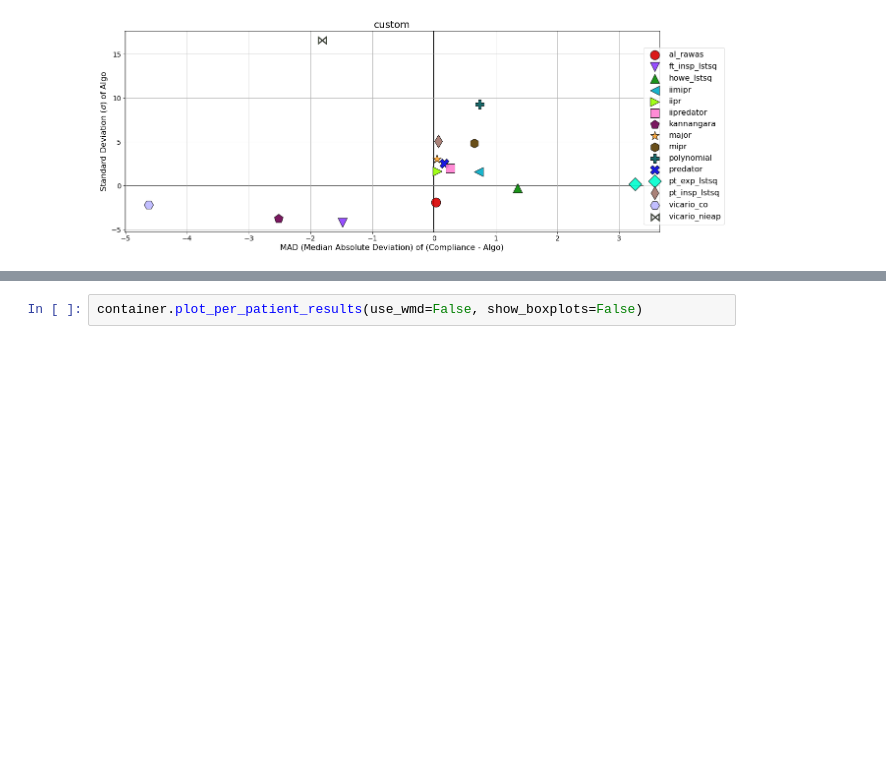
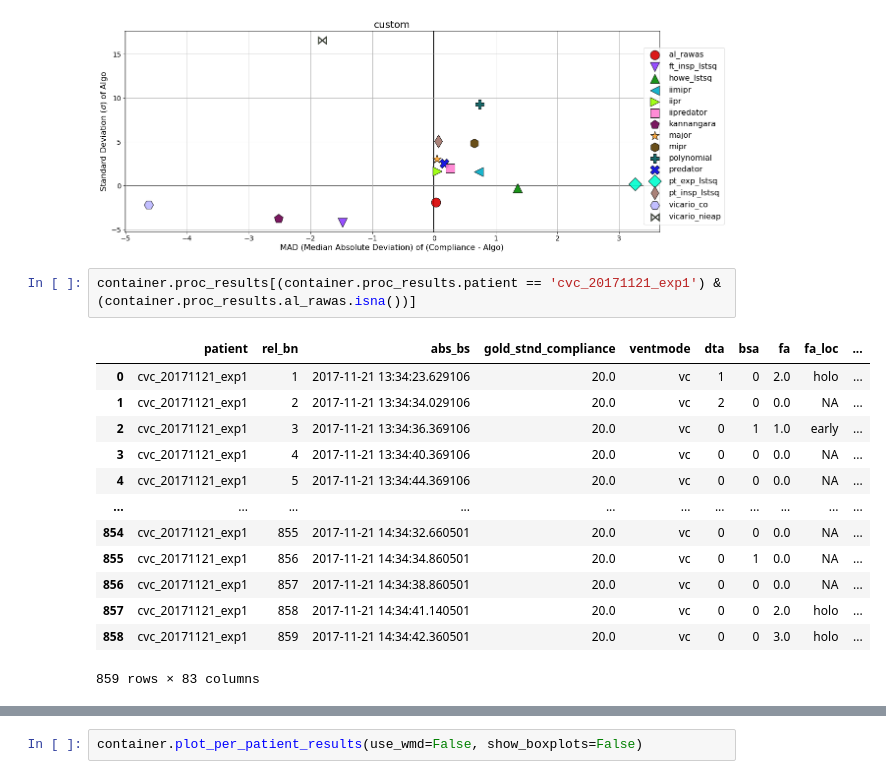
Before and after one commit to hahnicity/ventparliament, a Jupyter notebook: parliament/experiments.ipynb, the cells around one changed output, grey strips where cells are left out. Cells and saved outputs as stored; diff of their text form; blank space fills up the shorter version.

```diff
--- a/parliament/experiments.ipynb
+++ b/parliament/experiments.ipynb
@@ -70,5 +70,21 @@ custom
 | Vicario Constrained Optimization | vicario_co | -4.62 | -2.17 |
 | Vicario Non-Invasive Estimation o... | vicario_nieap | -1.82 | 16.59 |
 [figure]
+# %%
+container.proc_results[(container.proc_results.patient == 'cvc_20171121_exp1') & (container.proc_results.al_rawas.isna())]
+# %% [output]
+|  | patient | rel_bn | abs_bs | gold_stnd_compliance | ventmode | dta | bsa | fa | fa_loc | ... |
+| 0 | cvc_20171121_exp1 | 1 | 2017-11-21 13:34:23.629106 | 20.0 | vc | 1 | 0 | 2.0 | holo | ... |
+| 1 | cvc_20171121_exp1 | 2 | 2017-11-21 13:34:34.029106 | 20.0 | vc | 2 | 0 | 0.0 | NA | ... |
+| 2 | cvc_20171121_exp1 | 3 | 2017-11-21 13:34:36.369106 | 20.0 | vc | 0 | 1 | 1.0 | early | ... |
+| 3 | cvc_20171121_exp1 | 4 | 2017-11-21 13:34:40.369106 | 20.0 | vc | 0 | 0 | 0.0 | NA | ... |
+| 4 | cvc_20171121_exp1 | 5 | 2017-11-21 13:34:44.369106 | 20.0 | vc | 0 | 0 | 0.0 | NA | ... |
+| ... | ... | ... | ... | ... | ... | ... | ... | ... | ... | ... |
+| 854 | cvc_20171121_exp1 | 855 | 2017-11-21 14:34:32.660501 | 20.0 | vc | 0 | 0 | 0.0 | NA | ... |
+| 855 | cvc_20171121_exp1 | 856 | 2017-11-21 14:34:34.860501 | 20.0 | vc | 0 | 1 | 0.0 | NA | ... |
+| 856 | cvc_20171121_exp1 | 857 | 2017-11-21 14:34:38.860501 | 20.0 | vc | 0 | 0 | 0.0 | NA | ... |
+| 857 | cvc_20171121_exp1 | 858 | 2017-11-21 14:34:41.140501 | 20.0 | vc | 0 | 0 | 2.0 | holo | ... |
+| 858 | cvc_20171121_exp1 | 859 | 2017-11-21 14:34:42.360501 | 20.0 | vc | 0 | 0 | 3.0 | holo | ... |
+859 rows × 83 columns
 # %%
 masks = container.get_masks()
```
Also changed, not shown: parts of 3 cells of this notebook, 1 other file.
